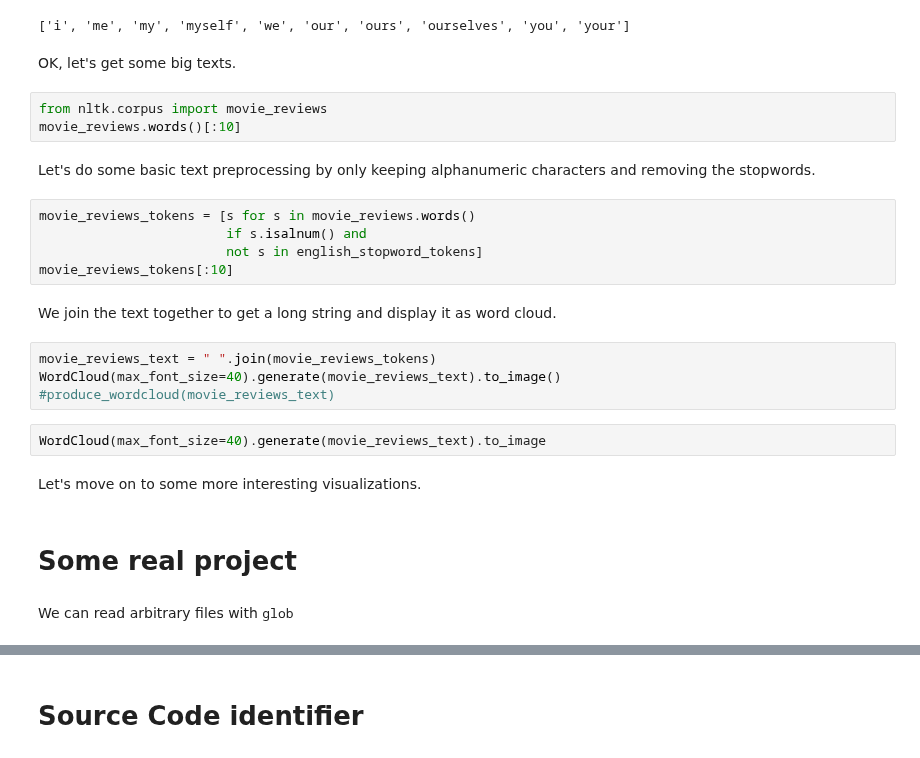
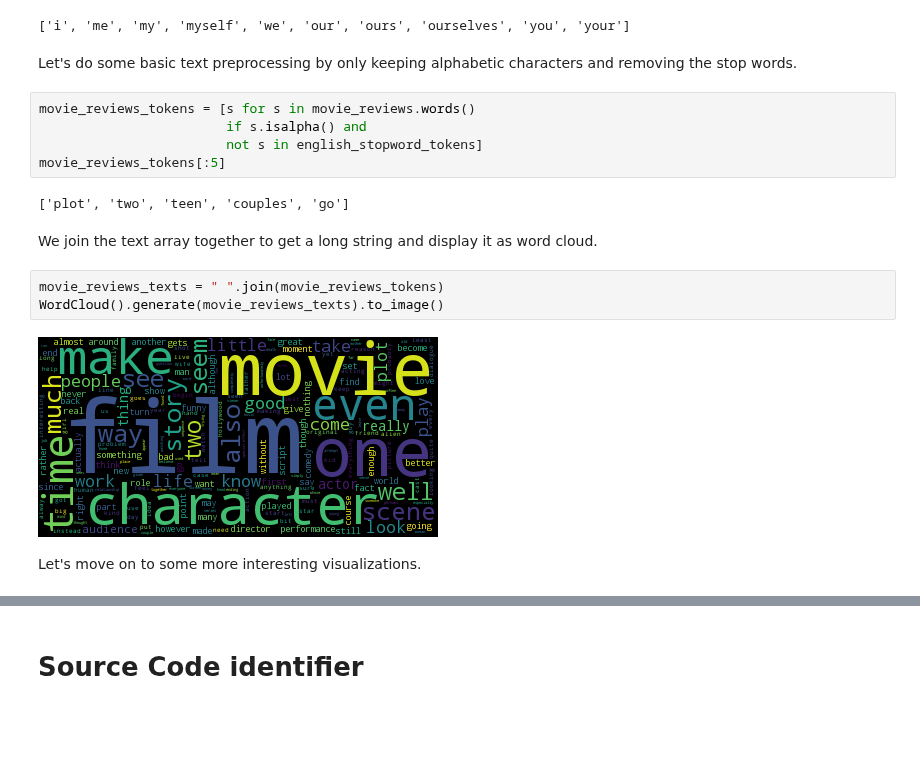
Before and after one commit to feststelltaste/software-analytics, a Jupyter notebook: notebooks/Word Cloud Computing.ipynb, the cells around one changed output, grey strips where cells are left out. Cells and saved outputs as stored; diff of their text form; blank space fills up the shorter version.

```diff
--- a/notebooks/Word Cloud Computing.ipynb
+++ b/notebooks/Word Cloud Computing.ipynb
@@ -52,29 +48,21 @@ english_stopword_tokens = stopwords.words('english')
 english_stopword_tokens[:10]
 # %% [output]
 ['i', 'me', 'my', 'myself', 'we', 'our', 'ours', 'ourselves', 'you', 'your']
-# %% [markdown]
-OK, let's get some big texts.
-# %%
-from nltk.corpus import movie_reviews
-movie_reviews.words()[:10]
 # %% [markdown]
-Let's do some basic text preprocessing by only keeping alphanumeric characters and removing the stopwords.
+Let's do some basic text preprocessing by only keeping alphabetic characters and removing the stop words.
 # %%
 movie_reviews_tokens = [s for s in movie_reviews.words()
-                        if s.isalnum() and
+                        if s.isalpha() and
                         not s in english_stopword_tokens]
-movie_reviews_tokens[:10]
+movie_reviews_tokens[:5]
+# %% [output]
+['plot', 'two', 'teen', 'couples', 'go']
 # %% [markdown]
-We join the text together to get a long string and display it as word cloud.
+We join the text array together to get a long string and display it as word cloud.
 # %%
-movie_reviews_text = " ".join(movie_reviews_tokens)
-WordCloud(max_font_size=40).generate(movie_reviews_text).to_image()
-#produce_wordcloud(movie_reviews_text)
+movie_reviews_texts = " ".join(movie_reviews_tokens)
+WordCloud().generate(movie_reviews_texts).to_image()
+# %% [output]
+[figure, added]
-# %%
-WordCloud(max_font_size=40).generate(movie_reviews_text).to_image
 # %% [markdown]
 Let's move on to some more interesting visualizations.
-# %% [markdown]
-# Some real project
-# %% [markdown]
-We can read arbitrary files with <tt>glob</tt>
```
Also changed, not shown: parts of 45 cells of this notebook, 1 other file.
